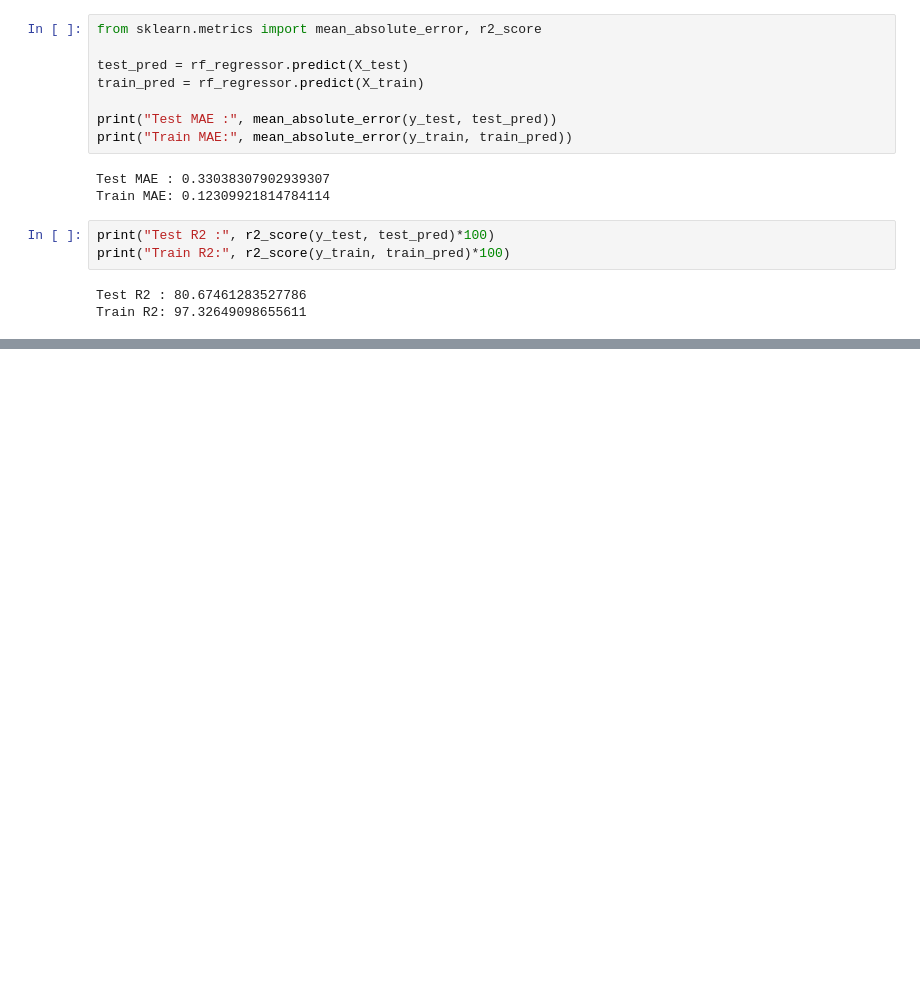
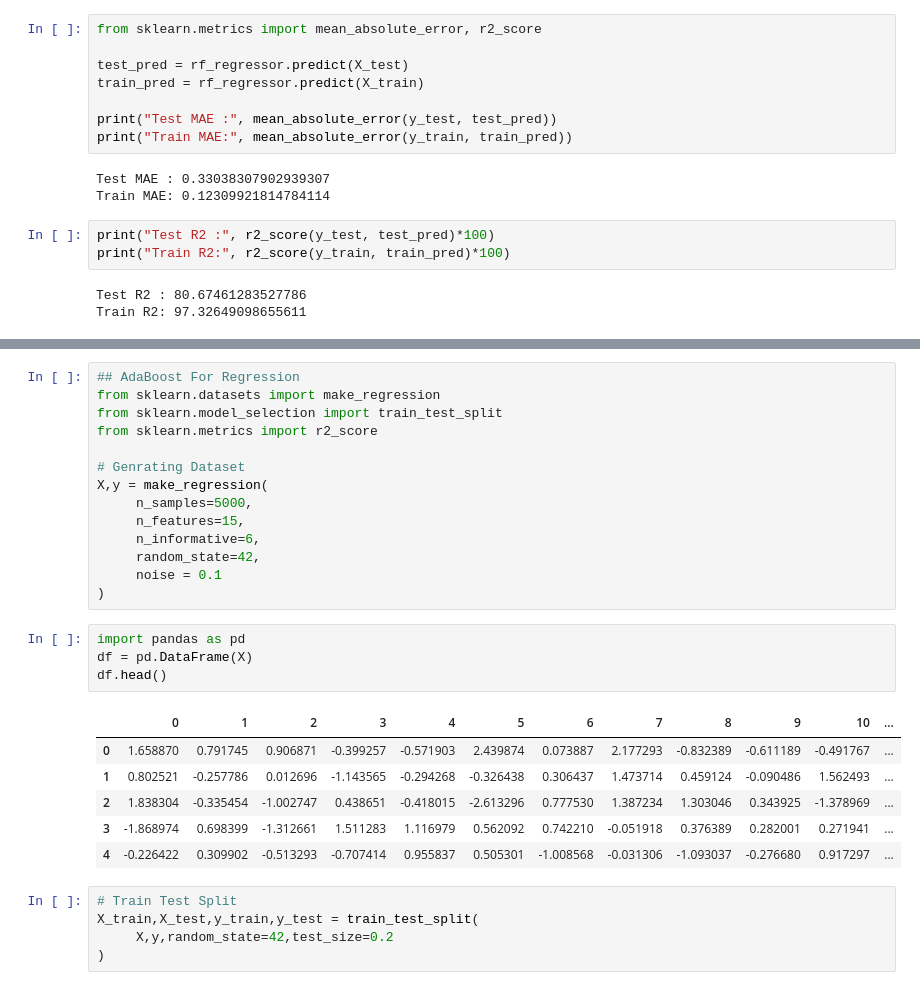
Before and after one commit to Ankit1726/Datascience, a Jupyter notebook: machine_learning/notebooks/ensemble_learning.ipynb, the cells around one changed output, grey strips where cells are left out. Saved outputs shown, nothing was run; the diff lists cells and outputs as text; blank space fills up the shorter version.

```diff
--- a/machine_learning/notebooks/ensemble_learning.ipynb
+++ b/machine_learning/notebooks/ensemble_learning.ipynb
@@ -482,0 +675,30 @@ Train R2: 97.32649098655611
+# %%
+## AdaBoost For Regression
+from sklearn.datasets import make_regression
+from sklearn.model_selection import train_test_split
+from sklearn.metrics import r2_score
+
+# Genrating Dataset
+X,y = make_regression(
+     n_samples=5000,
+     n_features=15,
+     n_informative=6,
+     random_state=42,
+     noise = 0.1
+)
+# %%
+import pandas as pd
+df = pd.DataFrame(X)
+df.head()
+# %% [output]
+|  | 0 | 1 | 2 | 3 | 4 | 5 | 6 | 7 | 8 | 9 | 10 | ... |
+| 0 | 1.658870 | 0.791745 | 0.906871 | -0.399257 | -0.571903 | 2.439874 | 0.073887 | 2.177293 | -0.832389 | -0.611189 | -0.491767 | ... |
+| 1 | 0.802521 | -0.257786 | 0.012696 | -1.143565 | -0.294268 | -0.326438 | 0.306437 | 1.473714 | 0.459124 | -0.090486 | 1.562493 | ... |
+| 2 | 1.838304 | -0.335454 | -1.002747 | 0.438651 | -0.418015 | -2.613296 | 0.777530 | 1.387234 | 1.303046 | 0.343925 | -1.378969 | ... |
+| 3 | -1.868974 | 0.698399 | -1.312661 | 1.511283 | 1.116979 | 0.562092 | 0.742210 | -0.051918 | 0.376389 | 0.282001 | 0.271941 | ... |
+| 4 | -0.226422 | 0.309902 | -0.513293 | -0.707414 | 0.955837 | 0.505301 | -1.008568 | -0.031306 | -1.093037 | -0.276680 | 0.917297 | ... |
+# %%
+# Train Test Split
+X_train,X_test,y_train,y_test = train_test_split(
+     X,y,random_state=42,test_size=0.2
+)
```
Also changed, not shown: parts of 41 cells of this notebook.
